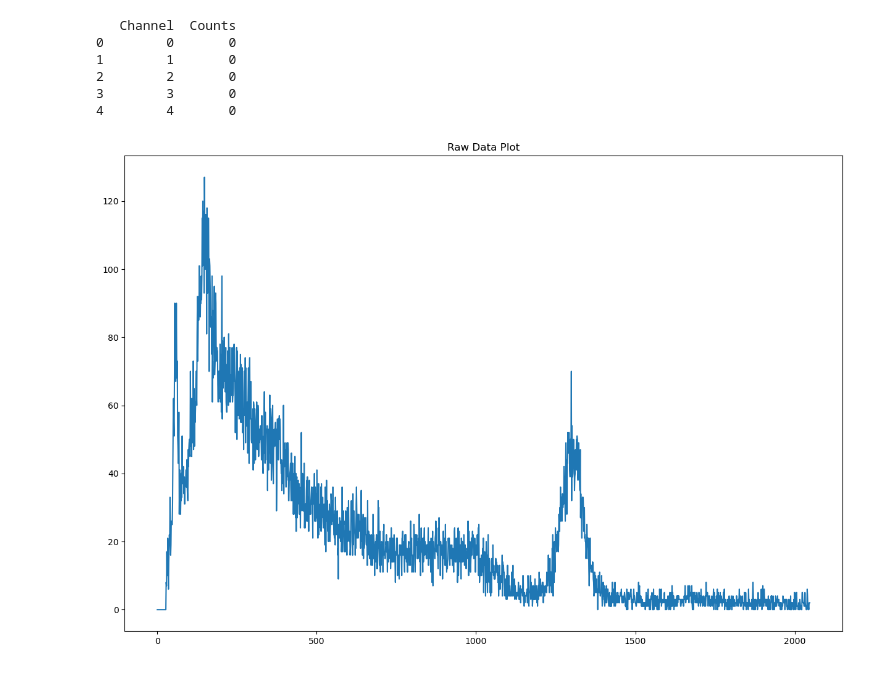
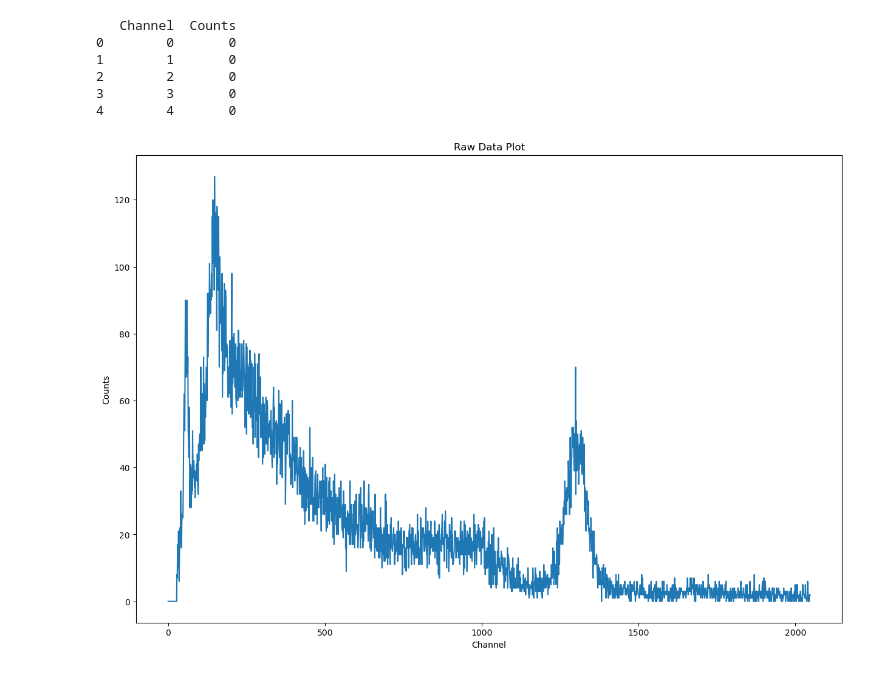
Before and after one commit to ethan-ryan-gh/gam-spec, a Jupyter notebook: Mn_54_Analysis.ipynb, the cells around one changed output. Drawn from its saved outputs; the diff is of its cells as text; code cells hidden in the pictures.

```diff
--- a/Mn_54_Analysis.ipynb
+++ b/Mn_54_Analysis.ipynb
@@ -2,38 +2,38 @@
 ###################
 # Import Libraries
 ###################
 
 import pandas as pd # coding but excel
 import numpy as np # number stuff, creates arrays
 import matplotlib.pyplot as plt # plotting
 from scipy.optimize import curve_fit # curve fit class
 
 
 ##############
 # Import data
 ##############
 
-df_Ba_133 = pd.read_csv("Mn_54.csv") # create pandas dataframe
-print(df_Ba_133.head()) # print first 5 rows
+df_Mn_54 = pd.read_csv("Mn_54.csv") # create pandas dataframe
+print(df_Mn_54.head()) # print first 5 rows
 
 
 ##############
 # Plot data
 ##############
 
-x_Ba_133 = df_Ba_133["Channel"] # grab column
-y_Ba_133 = df_Ba_133["Counts"] # grab column
+x_Mn_54 = df_Mn_54["Channel"] # grab column
+y_Mn_54 = df_Mn_54["Counts"] # grab column
 plt.figure(figsize=(15,10))
-plt.xlabel("")
-plt.ylabel("")
+plt.xlabel("Channel")
+plt.ylabel("Counts")
 plt.title("Raw Data Plot")
-plt.plot(x_Ba_133, y_Ba_133)
+plt.plot(x_Mn_54, y_Mn_54)
 plt.show()
 # %% [output]
    Channel  Counts
 0        0       0
 1        1       0
 2        2       0
 3        3       0
 4        4       0
-[figure, old version]
+[figure, new version]
```
Also changed, not shown: parts of 2 cells of this notebook, 5 other files.
